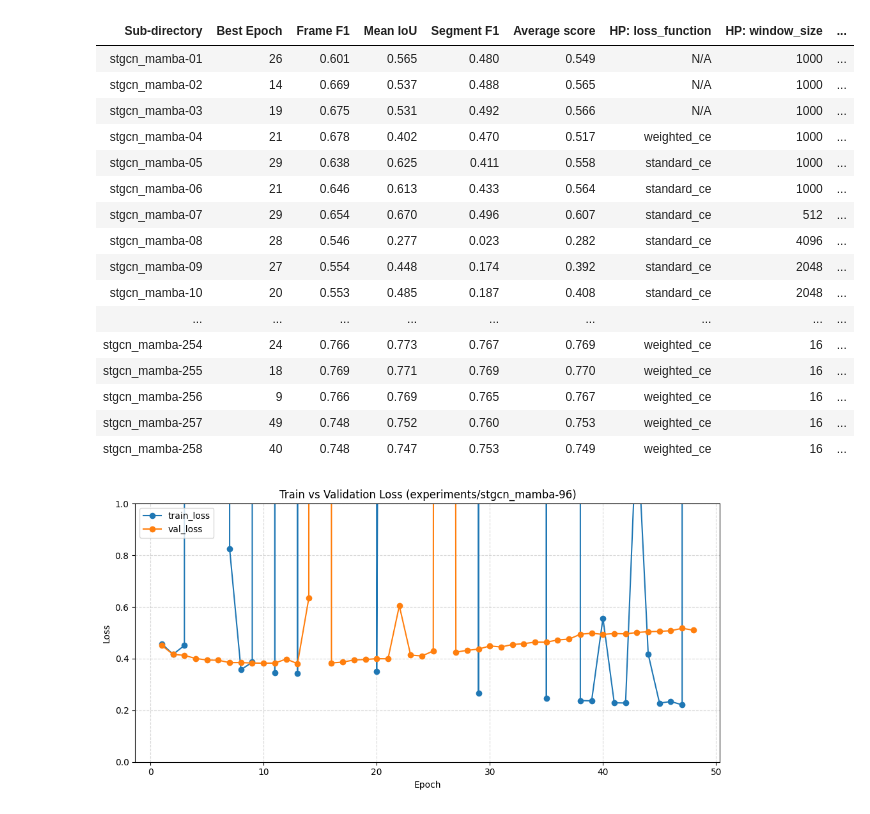
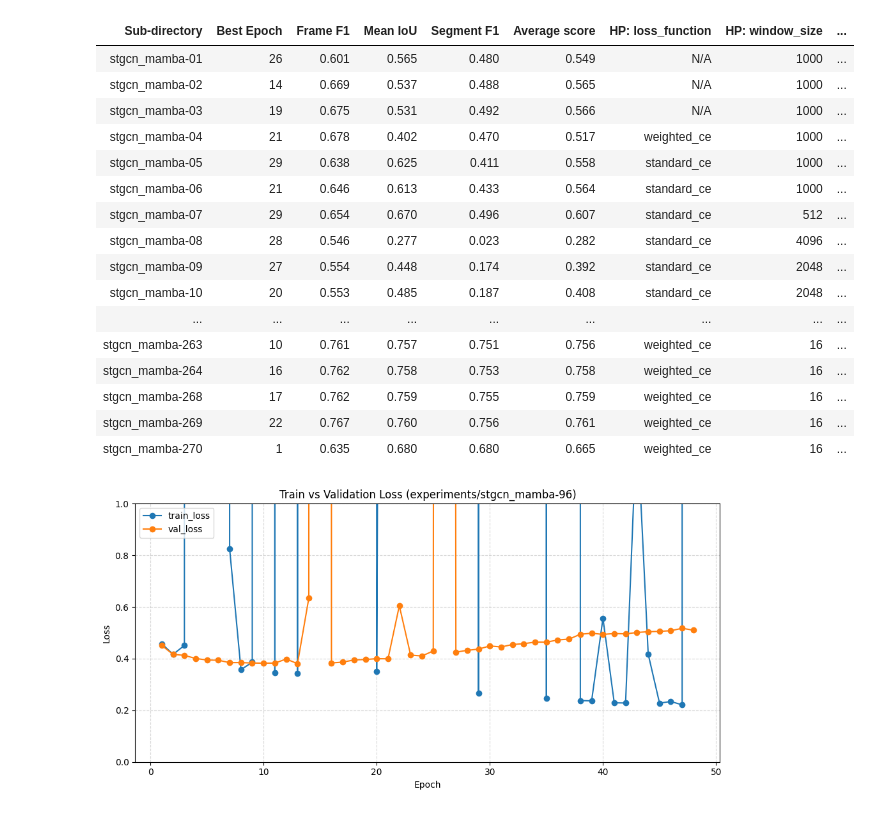
Before and after one commit to genkimats/Sign-Segmentation, a Jupyter notebook: tools.ipynb, the cells around one changed output. Drawn from its saved outputs; the diff is of its cells as text; code cells hidden in the pictures.

Commit message:
queue stMamba

```diff
--- a/tools.ipynb
+++ b/tools.ipynb
@@ -17,7 +13,7 @@ experiments_dir = "experiments"
 target_model_name = "stgcn_mamba"  # Set to None to process all directories
 
 # --- NEW: MULTIPLE HYPERPARAMETERS DISPLAY OPTION ---
-target_hyperparameters = ["loss_function", "window_size", "overlap", "tolerance_window", "learning_rate", "description"]
+target_hyperparameters = ["loss_function", "window_size", "description"]
 
 #region
 
@@ -176,38 +172,38 @@ if not results_df.empty:
         styled_df = results_df.style.hide_index()
 
         if highlight_subdirectories:
             highlight_set = set(highlight_subdirectories)
             def highlight_selected(row):
                 return [
                     f"background-color: {highlighted_row_color}" if row["Sub-directory"] in highlight_set else ""
                     for _ in row
                 ]
             styled_df = styled_df.apply(highlight_selected, axis=1)
 
         styled_df = styled_df.applymap(score_style, subset=['Average score'])
         styled_df = styled_df.applymap(lambda value: score_style(value, hue=0), subset=['Frame F1', 'Mean IoU', 'Segment F1'])
         display(styled_df)
 else:
     print("No results found. Either the directory is empty, or no folders matched your criteria.")
 #endregion
 # %% [output]
 | Sub-directory | Best Epoch | Frame F1 | Mean IoU | Segment F1 | Average score | HP: loss_function | HP: window_size | ... |
 | stgcn_mamba-01 | 26 | 0.601 | 0.565 | 0.480 | 0.549 | N/A | 1000 | ... |
 | stgcn_mamba-02 | 14 | 0.669 | 0.537 | 0.488 | 0.565 | N/A | 1000 | ... |
 | stgcn_mamba-03 | 19 | 0.675 | 0.531 | 0.492 | 0.566 | N/A | 1000 | ... |
 | stgcn_mamba-04 | 21 | 0.678 | 0.402 | 0.470 | 0.517 | weighted_ce | 1000 | ... |
 | stgcn_mamba-05 | 29 | 0.638 | 0.625 | 0.411 | 0.558 | standard_ce | 1000 | ... |
 | stgcn_mamba-06 | 21 | 0.646 | 0.613 | 0.433 | 0.564 | standard_ce | 1000 | ... |
 | stgcn_mamba-07 | 29 | 0.654 | 0.670 | 0.496 | 0.607 | standard_ce | 512 | ... |
 | stgcn_mamba-08 | 28 | 0.546 | 0.277 | 0.023 | 0.282 | standard_ce | 4096 | ... |
 | stgcn_mamba-09 | 27 | 0.554 | 0.448 | 0.174 | 0.392 | standard_ce | 2048 | ... |
 | stgcn_mamba-10 | 20 | 0.553 | 0.485 | 0.187 | 0.408 | standard_ce | 2048 | ... |
 | ... | ... | ... | ... | ... | ... | ... | ... | ... |
-| stgcn_mamba-254 | 24 | 0.766 | 0.773 | 0.767 | 0.769 | weighted_ce | 16 | ... |
-| stgcn_mamba-255 | 18 | 0.769 | 0.771 | 0.769 | 0.770 | weighted_ce | 16 | ... |
-| stgcn_mamba-256 | 9 | 0.766 | 0.769 | 0.765 | 0.767 | weighted_ce | 16 | ... |
-| stgcn_mamba-257 | 49 | 0.748 | 0.752 | 0.760 | 0.753 | weighted_ce | 16 | ... |
-| stgcn_mamba-258 | 40 | 0.748 | 0.747 | 0.753 | 0.749 | weighted_ce | 16 | ... |
+| stgcn_mamba-263 | 10 | 0.761 | 0.757 | 0.751 | 0.756 | weighted_ce | 16 | ... |
+| stgcn_mamba-264 | 16 | 0.762 | 0.758 | 0.753 | 0.758 | weighted_ce | 16 | ... |
+| stgcn_mamba-268 | 17 | 0.762 | 0.759 | 0.755 | 0.759 | weighted_ce | 16 | ... |
+| stgcn_mamba-269 | 22 | 0.767 | 0.760 | 0.756 | 0.761 | weighted_ce | 16 | ... |
+| stgcn_mamba-270 | 1 | 0.635 | 0.680 | 0.680 | 0.665 | weighted_ce | 16 | ... |
 # %%
 # Select the specific experiment sub-directory to plot
 selected_subdir = os.path.join("experiments", "stgcn_mamba-96")
```
Also changed, not shown: parts of 1 cell of this notebook, 1 other file.
